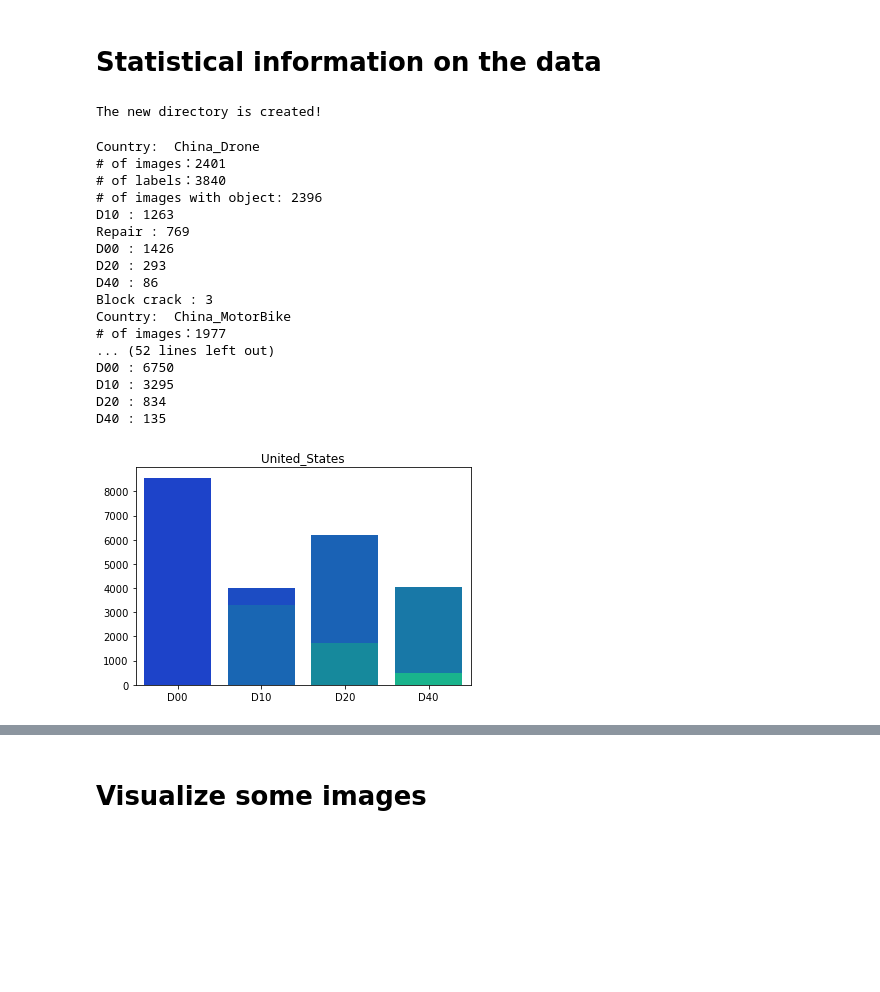
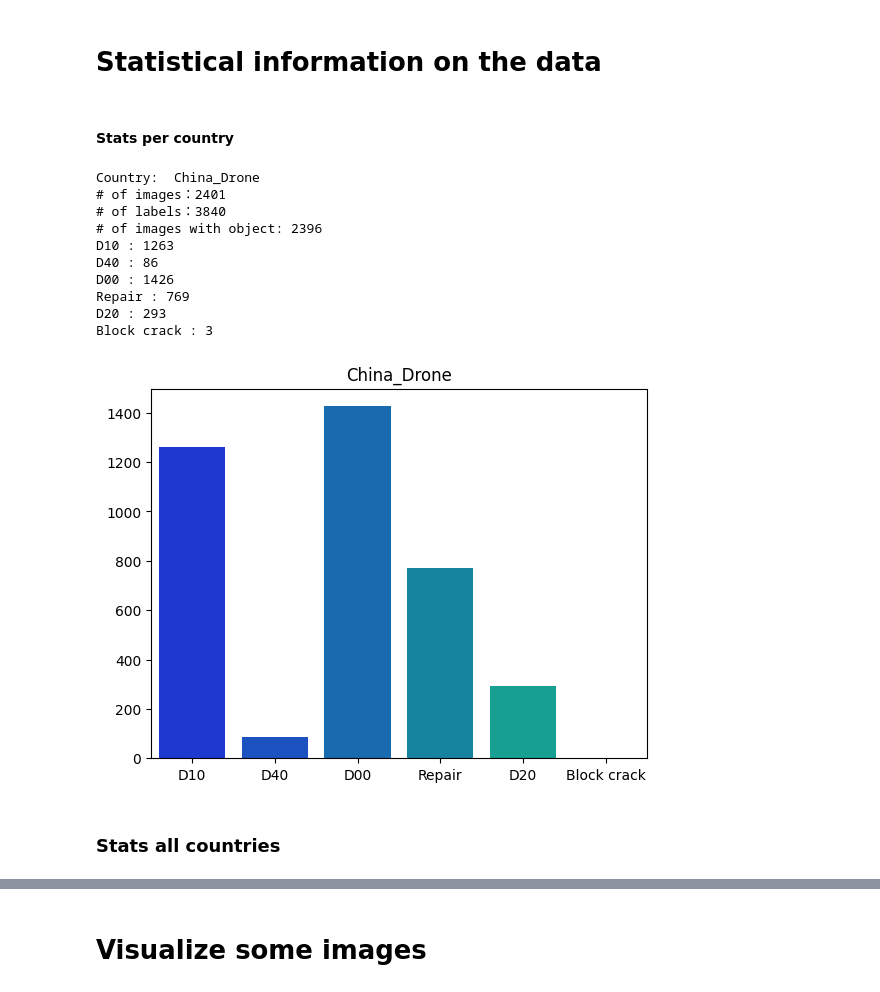
Before and after one commit to solveijm/TDT17, a Jupyter notebook: crackDetection.ipynb, the cells around one changed output, grey strips where cells are left out. Drawn from its saved outputs; the diff is of its cells as text; code cells hidden in the pictures; blank space fills up the shorter version.

```diff
--- a/crackDetection.ipynb
+++ b/crackDetection.ipynb
@@ -14,8 +16,0 @@ import seaborn as sns
-# %%
-class Country_stats:
-    def __init__(self, country_name, images_per_class, total_images, total_images_with_detection):
-        self.country_name = country_name
-        self.images_per_class = images_per_class
-        self.total_images = total_images
-        self.total_images_with_detection = total_images_with_detection
-        self.number_of_labels = sum(images_per_class.values())
@@ -56,33 +17,19 @@ def get_stats(base_path, country_name, imageSetsPath):
-# %%
-base_path = os.getcwd()
-
-# We ignore "Repair" and "Block crack"
-
-imageSetsPath = os.getcwd() + '/ImageSets/'
-isExist = os.path.exists(imageSetsPath)
-if not isExist:
-   # Create a new directory because it does not exist
-   os.makedirs(imageSetsPath)
-   print("The new directory is created!")
-
-for file_name in os.listdir(imageSetsPath):
-   path = imageSetsPath+file_name
-   with open(path, 'w+') as f:
-      f.write("")
-# %% [output]
-The new directory is created!
 # %%
-dataset_root = '/cluster/projects/vc/courses/TDT17/2022/open/RDD2022'
-#dataset_root = base_path
+DATASET_SRC_DIR = '/cluster/projects/vc/courses/TDT17/2022/open/RDD2022'
+DATASET_SRC_DIR = os.getcwd()
+imageSetsPath = os.path.join(os.getcwd(), 'ImageSets/')
 
-countries = ["China_Drone", "China_MotorBike", "Czech", "India", "Japan", "Norway", "United_States"]
-classes = {"D00": "Longitude cracks", "D10": "Lateral", "D20": "Alligator", "D40": "Pothole"}
-country_stats = []
-
-for country in countries:
-    src_dir_annot = dataset_root +'/'+ country +'/train' + '/annotations/' + "xmls/"
-    src_dir_img = dataset_root +'/'+ country +'/train' + '/images/'
-    country_stats.append(get_stats(src_dir_annot, country, imageSetsPath))
+COUNTRIES = ["China_Drone", "China_MotorBike", "Czech", "India", "Japan", "Norway", "United_States"]
+CLASSES = ["D10", "D40", "D00", "D20"]
+classes_dict = {"D00": "Longitude cracks", "D10": "Lateral", "D20": "Alligator", "D40": "Pothole"}
+# %%
+country_stats = []
+
+#for country in COUNTRIES:
+for country in ['China_Drone']:
+    src_dir_annot = DATASET_SRC_DIR +'/'+ country +'/train' + '/annotations/' + "xmls/"
+    src_dir_img = DATASET_SRC_DIR +'/'+ country +'/train' + '/images/'
+    country_stats.append(get_stats(src_dir_annot, country, imageSetsPath))
 # %%
 def display_stats(country_stat: Country_stats):
     print("Country: ", country_stat.country_name)
@@ -97,32 +45,29 @@ def display_stats(country_stat: Country_stats):
+# %% [markdown]
+#### Stats per country
 # %%
-images_per_class = {'D10': 0, 'D40': 0, 'D00': 0, 'D20': 0}
+total_images_per_class = {'D10': 0, 'D40': 0, 'D00': 0, 'D20': 0}
 total_images=number_of_labels=total_images_with_detection = 0
 for x in country_stats:
     display_stats(x)
     total_images += x.total_images
     number_of_labels += x.number_of_labels
     total_images_with_detection += x.total_images_with_detection
-    for cls in images_per_class:
-        images_per_class[cls] += x.images_per_class[cls]
+    for cls in total_images_per_class:
+        total_images_per_class[cls] += x.images_per_class[cls]
 # %% [output]
 Country:  China_Drone
 # of images：2401
 # of labels：3840
 # of images with object: 2396
 D10 : 1263
+D40 : 86
+D00 : 1426
 Repair : 769
-D00 : 1426
 D20 : 293
-D40 : 86
 Block crack : 3
-Country:  China_MotorBike
-# of images：1977
-... (52 lines left out)
-D00 : 6750
-D10 : 3295
-D20 : 834
-D40 : 135
-[figure, old version]
+[figure, new version]
+# %% [markdown]
+### Stats all countries
 # %%
 print("All countries:")
 print("# of images：" + str(total_images))
```
Also changed, not shown: parts of 12 cells of this notebook, 2 other files.
